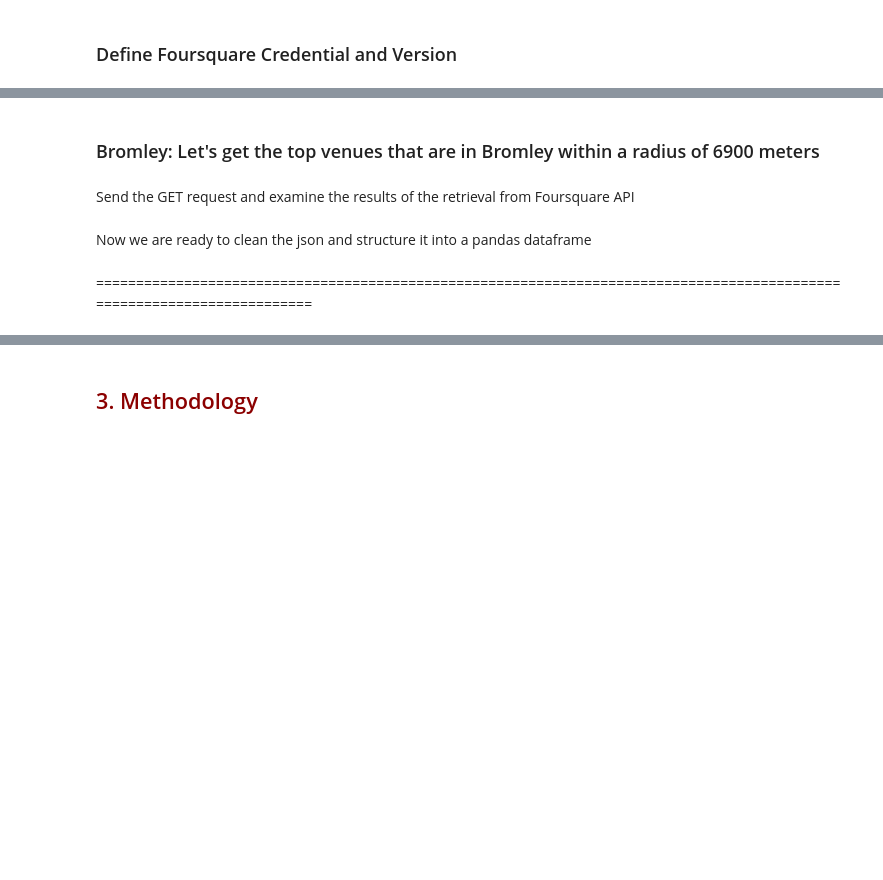
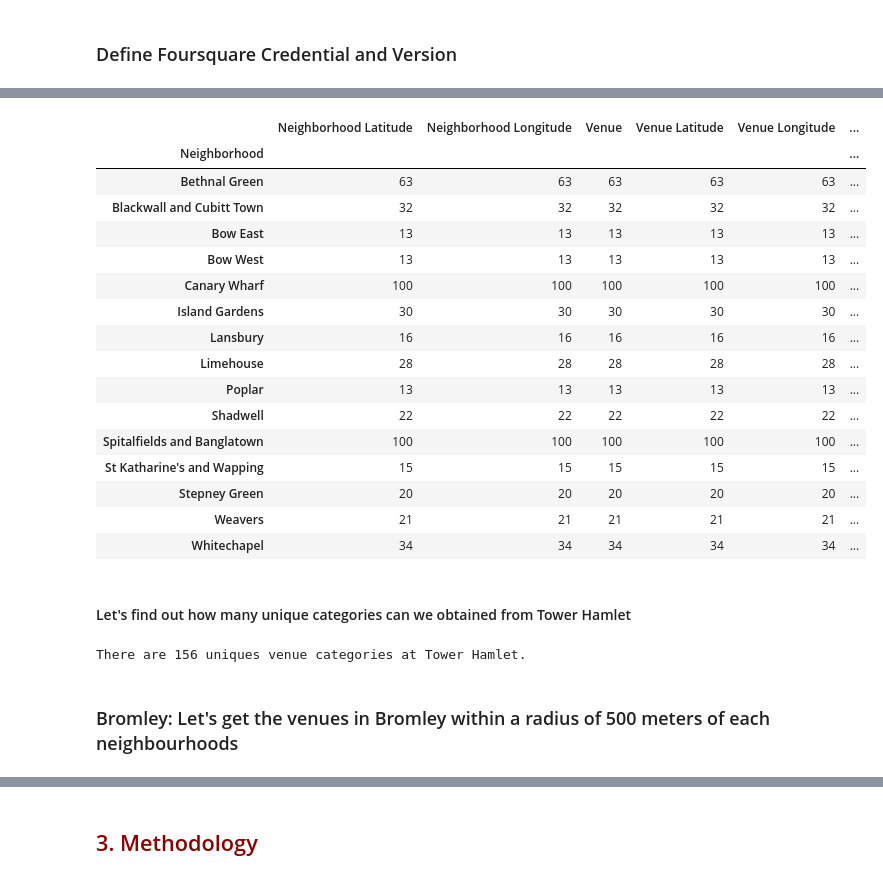
Before and after one commit to sinwee1976/Capstone_project_The_Battle_of_Neighborhood, a Jupyter notebook: The_Battle_of_London_Boroughs - Week 2.ipynb, the cells around one changed output, grey strips where cells are left out. Cells and saved outputs as stored; diff of their text form; code cells hidden in the pictures; blank space fills up the shorter version.

```diff
--- a/The_Battle_of_London_Boroughs - Week 2.ipynb
+++ b/The_Battle_of_London_Boroughs - Week 2.ipynb
@@ -278,5 +272,5 @@ def getNearbyVenues(names, latitudes, longitudes, radius=500):
 # %%
-TH_venues = getNearbyVenues(names=TH_data['wards'],
+TH_venues = getNearbyVenues(names=TH_data['neighbourhood'],
                                    latitudes = TH_data['latitude'],
                                    longitudes = TH_data['longitude']
                                   )
@@ -283,2 +306,28 @@ TH_venues = getNearbyVenues(names=TH_data['wards'],
+# %%
+TH_venues.groupby('Neighborhood').count()
+# %% [output]
+|  | Neighborhood Latitude | Neighborhood Longitude | Venue | Venue Latitude | Venue Longitude | ... |
+| Neighborhood |  |  |  |  |  | ... |
+| Bethnal Green | 63 | 63 | 63 | 63 | 63 | ... |
+| Blackwall and Cubitt Town | 32 | 32 | 32 | 32 | 32 | ... |
+| Bow East | 13 | 13 | 13 | 13 | 13 | ... |
+| Bow West | 13 | 13 | 13 | 13 | 13 | ... |
+| Canary Wharf | 100 | 100 | 100 | 100 | 100 | ... |
+| Island Gardens | 30 | 30 | 30 | 30 | 30 | ... |
+| Lansbury | 16 | 16 | 16 | 16 | 16 | ... |
+| Limehouse | 28 | 28 | 28 | 28 | 28 | ... |
+| Poplar | 13 | 13 | 13 | 13 | 13 | ... |
+| Shadwell | 22 | 22 | 22 | 22 | 22 | ... |
+| Spitalfields and Banglatown | 100 | 100 | 100 | 100 | 100 | ... |
+| St Katharine's and Wapping | 15 | 15 | 15 | 15 | 15 | ... |
+| Stepney Green | 20 | 20 | 20 | 20 | 20 | ... |
+| Weavers | 21 | 21 | 21 | 21 | 21 | ... |
+| Whitechapel | 34 | 34 | 34 | 34 | 34 | ... |
+# %% [markdown]
+#### Let's find out how many unique categories can we obtained from Tower Hamlet
+# %%
+print('There are {} uniques venue categories at Tower Hamlet.'.format(len(TH_venues['Venue Category'].unique())))
+# %% [output]
+There are 156 uniques venue categories at Tower Hamlet.
 # %% [markdown]
-### Bromley: Let's get the top venues that are in Bromley within a radius of 6900 meters
+### Bromley: Let's get the venues in Bromley within a radius of 500 meters of each neighbourhoods
@@ -293,2 +333,0 @@ url
-# %% [markdown]
-Send the GET request and examine the results of the retrieval from Foursquare API
@@ -310,2 +333,0 @@ def get_category_type(row):
-# %% [markdown]
-Now we are ready to clean the json and structure it into a pandas dataframe
@@ -328,2 +333,0 @@ BROM_nearby_venues.head()
-# %% [markdown]
-========================================================================================================================
```
Also changed, not shown: parts of 27 cells of this notebook.
